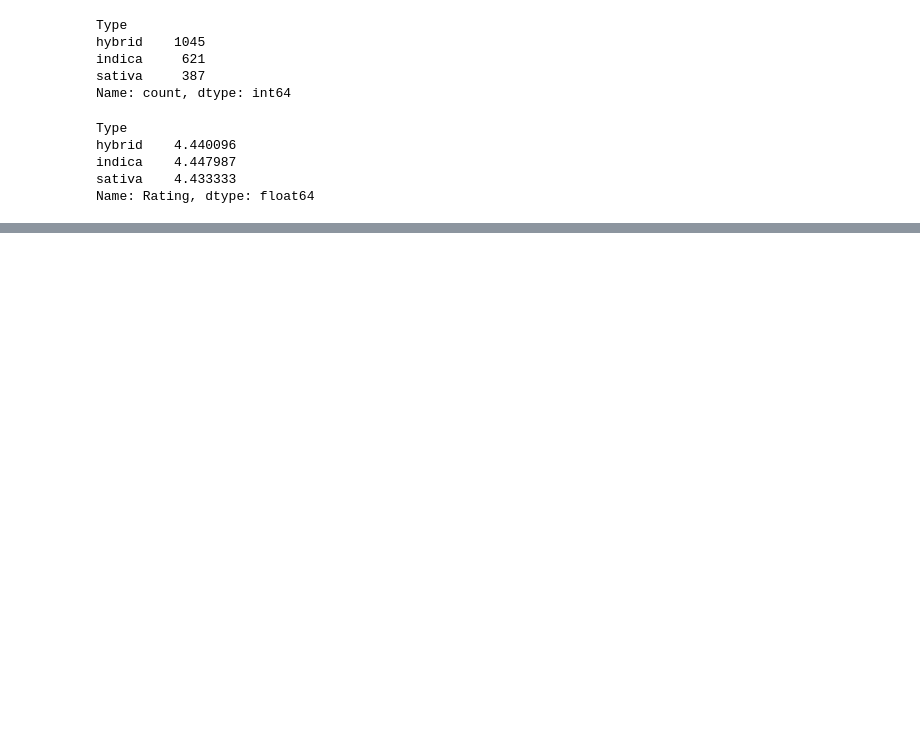
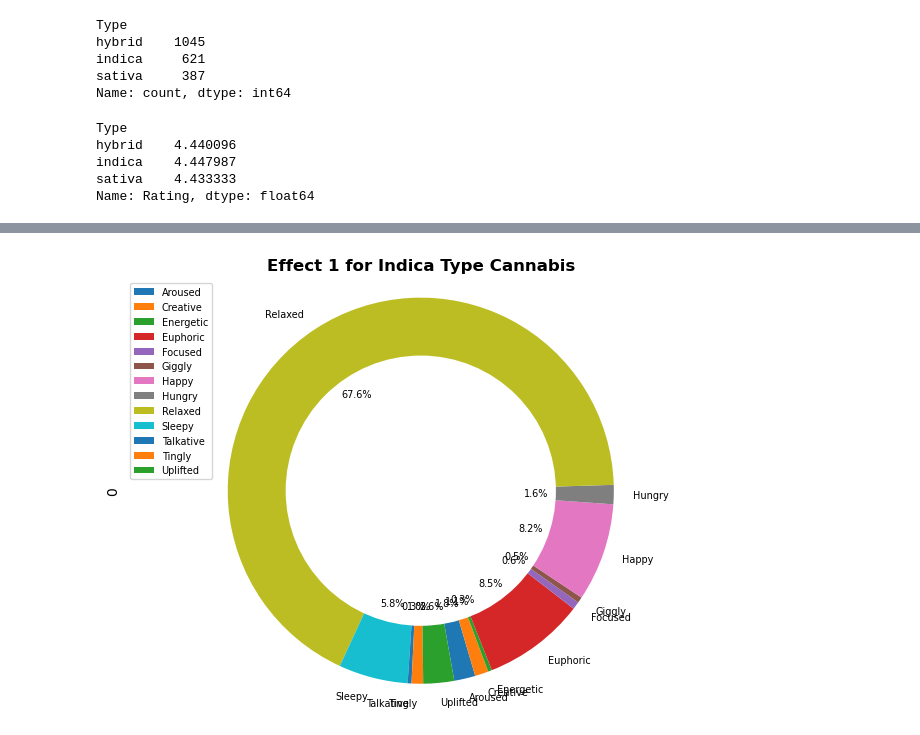
Before and after one commit to Berli85/SMU-Project-1-MaryJane, a Jupyter notebook: Misha Work/Project 1 Team 2 data-MVB (2).ipynb, the cells around one changed output, grey strips where cells are left out. Cells and saved outputs as stored; diff of their text form; code cells hidden in the pictures; blank space fills up the shorter version.

```diff
--- a/Misha Work/Project 1 Team 2 data-MVB (2).ipynb
+++ b/Misha Work/Project 1 Team 2 data-MVB (2).ipynb
@@ -401,0 +317,26 @@ plt.show()
+# %%
+#INDICA
+#Create Donut Charts for each type of cannabies to display how many "Happy" Effects they each have (Use Effect 1)
+indica_e1.plot(kind="pie",autopct="%1.1f%%",subplots=True,startangle=1000,fontsize=7)
+
+plt.title("Effect 1 for Indica Type Cannabis",fontweight="bold",fontsize=12)
+plt.axis("equal")
+plt.tight_layout()
+#plt.figure(figsize=(5,50))
+plt.legend(loc='upper left',fontsize=7)
+
+
+# draw circle
+center_circle = plt.Circle((0, 0), 0.7, fc='white')
+fig = plt.gcf()
+
+# Adding Circle in Pie chart
+fig.gca().add_artist(center_circle)
+
+# Tells matplotlib that we want a pie chart with equal axes
+plt.axis("equal")
+
+# step 4, is to show or save it
+plt.show()
+# %% [output]
+[figure, added]
```
Also changed, not shown: parts of 29 cells of this notebook.
